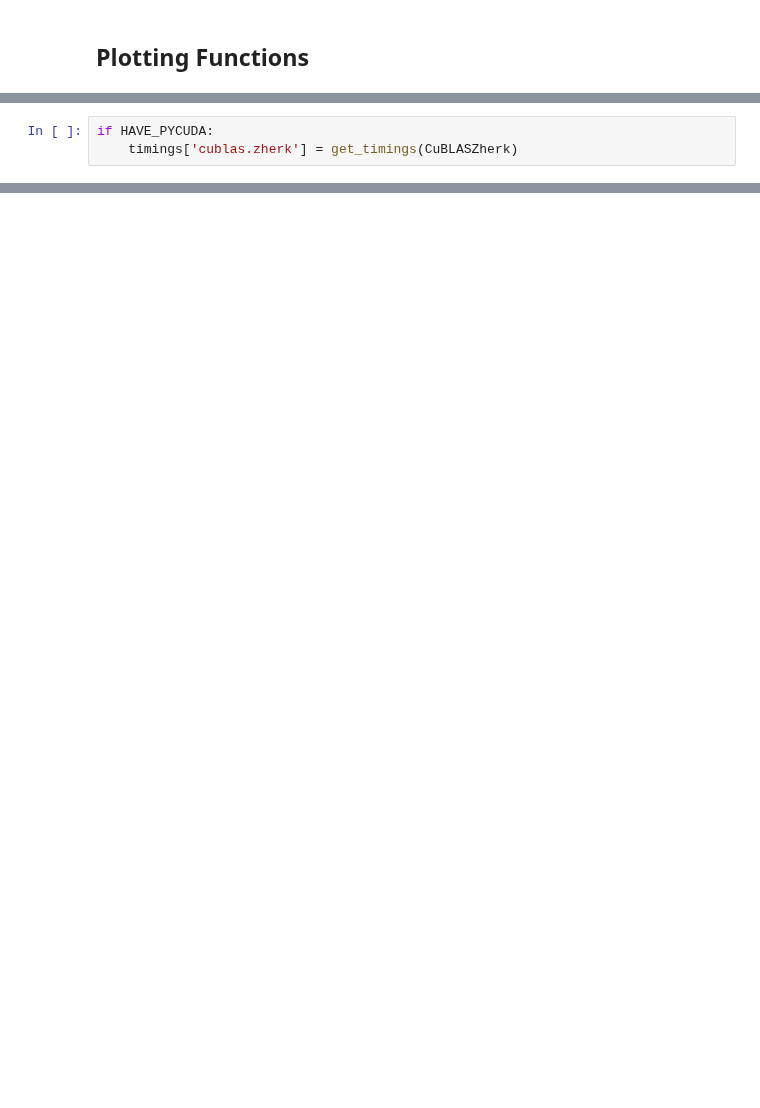
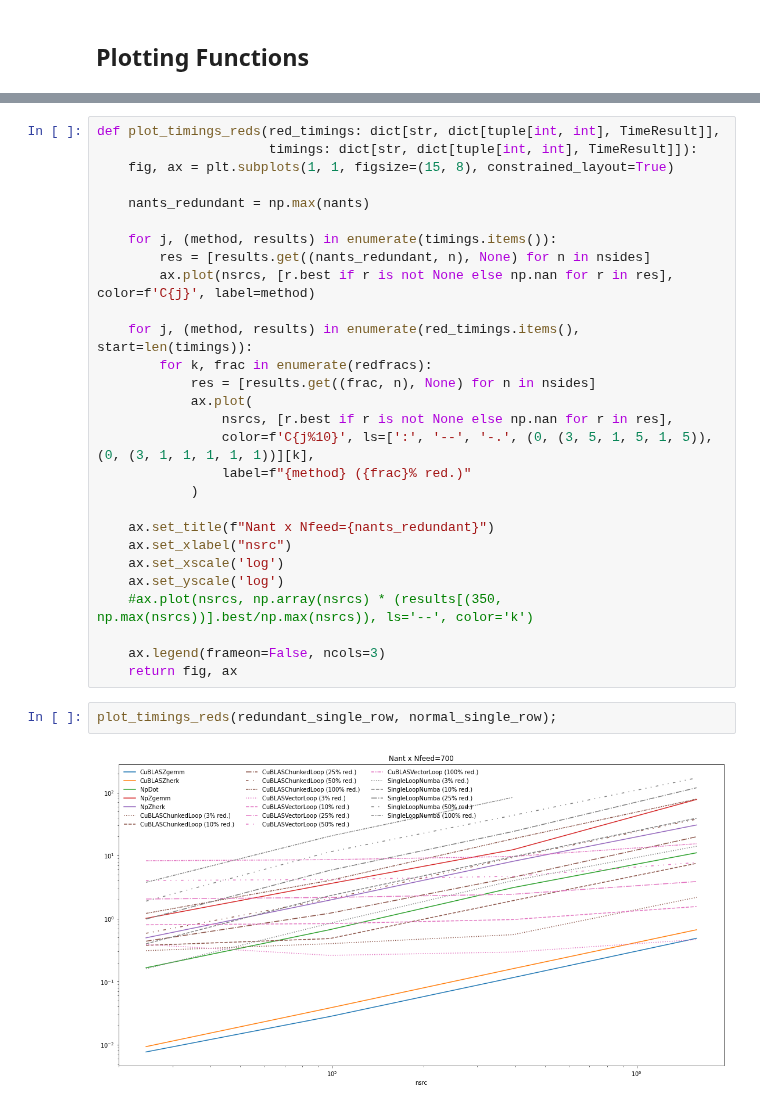
Before and after one commit to HERA-Team/matvis, a Jupyter notebook: devel/viscalc-performance/performance_test_large_matrix_multiply.ipynb, the cells around one changed output, grey strips where cells are left out. Saved outputs shown, nothing was run; the diff lists cells and outputs as text; blank space fills up the shorter version.

```diff
--- a/devel/viscalc-performance/performance_test_large_matrix_multiply.ipynb
+++ b/devel/viscalc-performance/performance_test_large_matrix_multiply.ipynb
@@ -394,3 +84,0 @@ class CuBLASZherk(CuBLASZgemm):
-# %%
-if HAVE_PYCUDA:
-    timings['cublas.zherk'] = get_timings(CuBLASZherk)
@@ -657,0 +129,32 @@ plot_timings_reds(timings_reds, timings);
+# %%
+def plot_timings_reds(red_timings: dict[str, dict[tuple[int, int], TimeResult]],
+                      timings: dict[str, dict[tuple[int, int], TimeResult]]):
+    fig, ax = plt.subplots(1, 1, figsize=(15, 8), constrained_layout=True)
+
+    nants_redundant = np.max(nants)
+
+    for j, (method, results) in enumerate(timings.items()):
+        res = [results.get((nants_redundant, n), None) for n in nsides]
+        ax.plot(nsrcs, [r.best if r is not None else np.nan for r in res], color=f'C{j}', label=method)
+
+    for j, (method, results) in enumerate(red_timings.items(), start=len(timings)):
+        for k, frac in enumerate(redfracs):
+            res = [results.get((frac, n), None) for n in nsides]
+            ax.plot(
+                nsrcs, [r.best if r is not None else np.nan for r in res],
+                color=f'C{j%10}', ls=[':', '--', '-.', (0, (3, 5, 1, 5, 1, 5)), (0, (3, 1, 1, 1, 1, 1))][k],
+                label=f"{method} ({frac}% red.)"
+            )
+
+    ax.set_title(f"Nant x Nfeed={nants_redundant}")
+    ax.set_xlabel("nsrc")
+    ax.set_xscale('log')
+    ax.set_yscale('log')
+    #ax.plot(nsrcs, np.array(nsrcs) * (results[(350, np.max(nsrcs))].best/np.max(nsrcs)), ls='--', color='k')
+
+    ax.legend(frameon=False, ncols=3)
+    return fig, ax
+# %%
+plot_timings_reds(redundant_single_row, normal_single_row);
+# %% [output]
+[figure, added]
```
Also changed, not shown: parts of 69 cells of this notebook, 13 other files.
